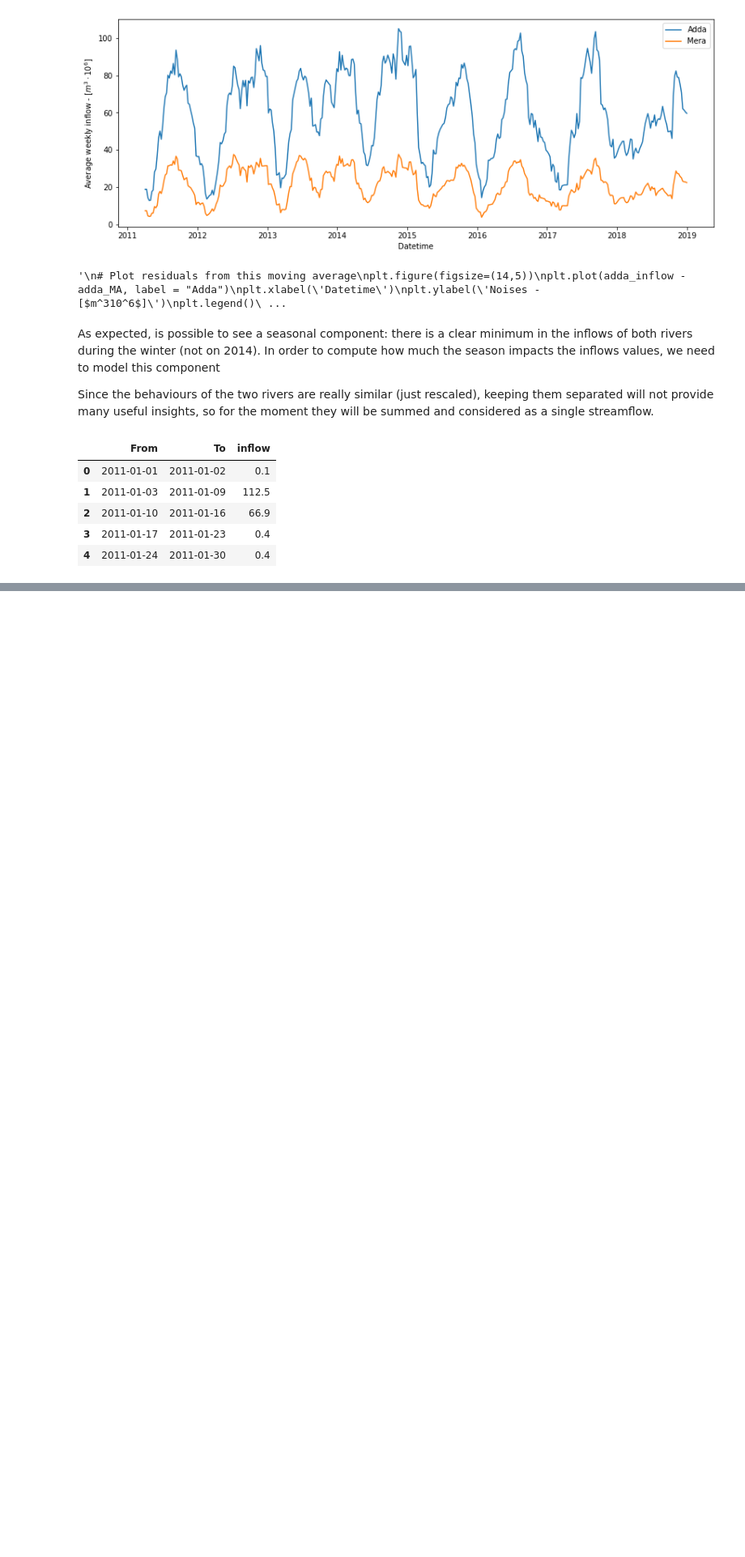
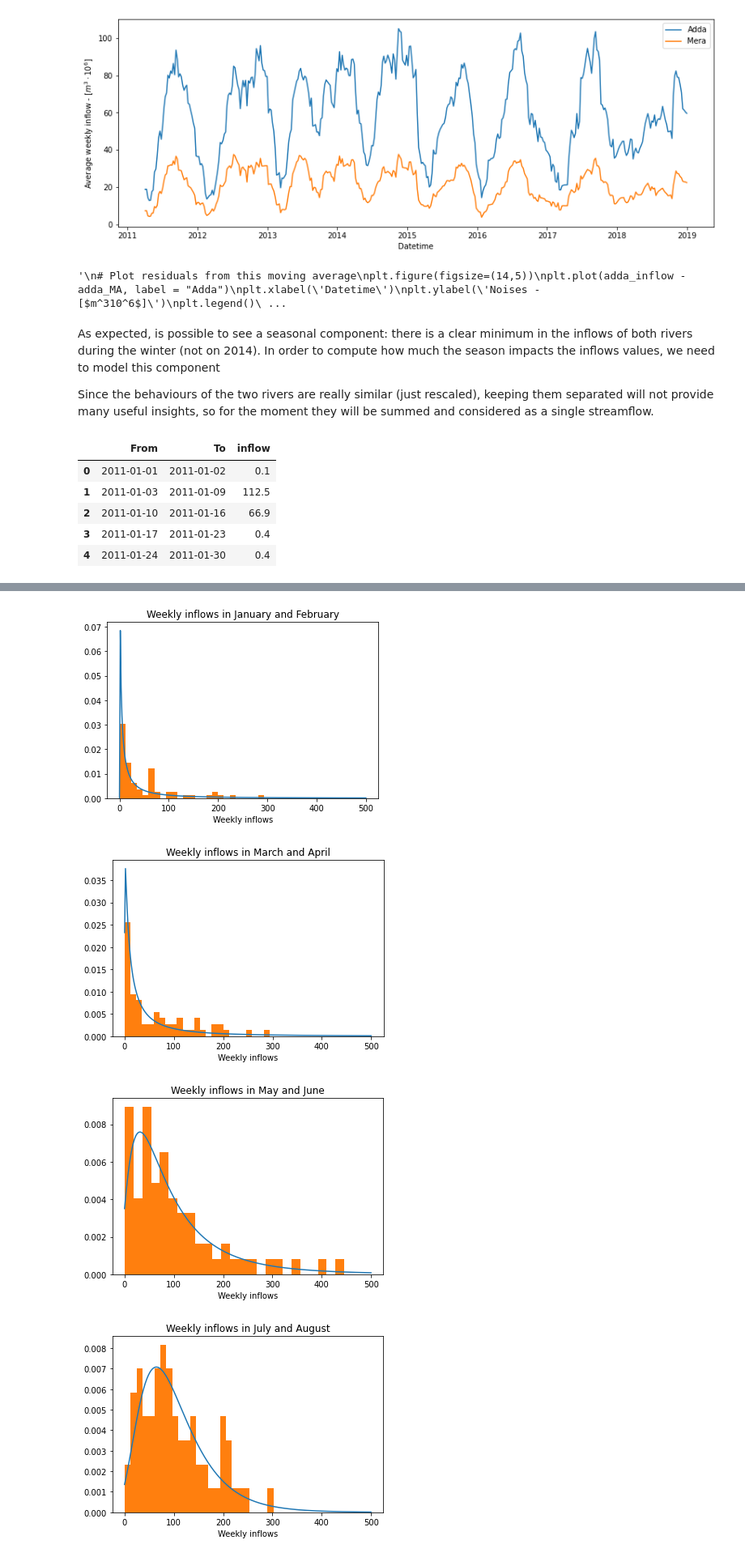
Before and after one commit to francescovidaich964/Como_lake, a Jupyter notebook: Como_Lake_test.ipynb, the cells around one changed output, grey strips where cells are left out. Shown: that part at 81% size. Saved outputs shown, nothing was run; the diff lists cells and outputs as text; code cells hidden in the pictures; blank space fills up the shorter version.

Commit message:
Found that LogNormal is a good base distribution

```diff
--- a/Como_Lake_test.ipynb
+++ b/Como_Lake_test.ipynb
@@ -223,0 +237,29 @@ plt.show()
+# %%
+points = np.linspace(0.0001,500,300)
+
+# Analize inflow distribution for a specific phase of the year
+for month in range(1,13,2):
+
+    # Extract dat from the considered period
+    data_months = inflow_df.From.dt.month
+    monthly_inflow = inflow_df[(data_months == month) | (data_months == month+1)]
+
+    # Remove inflows=0.0 (they are not a lot, but ruin the fit)
+    monthly_inflow = monthly_inflow[monthly_inflow.inflow != 0]
+
+    # Perform the fit with a lognormal distribution
+    s, loc, scale = lognorm.fit(monthly_inflow.inflow, loc=1)
+    lognorm_values = lognorm(s, loc, scale).pdf(points)
+
+    # Print results
+    plt.plot(points, lognorm_values)
+    plt.hist(monthly_inflow.inflow, bins=25, density=True)
+    plt.title('Weekly inflows in '+ monthly_inflow.From.iloc[0].strftime("%B")
+               + ' and '+ monthly_inflow.From.iloc[6].strftime("%B"))
+    plt.xlabel('Weekly inflows')
+    plt.show()
+# %% [output]
+[figure, added]
+[figure, added]
+[figure, added]
+[figure, added]
```
Also changed, not shown: parts of 11 cells of this notebook.
